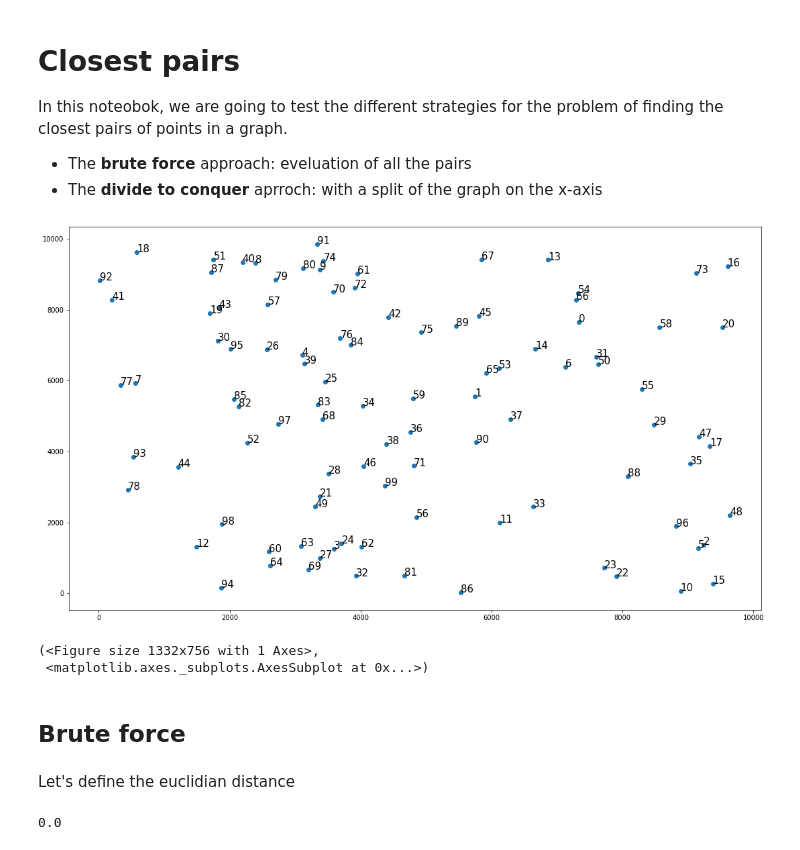
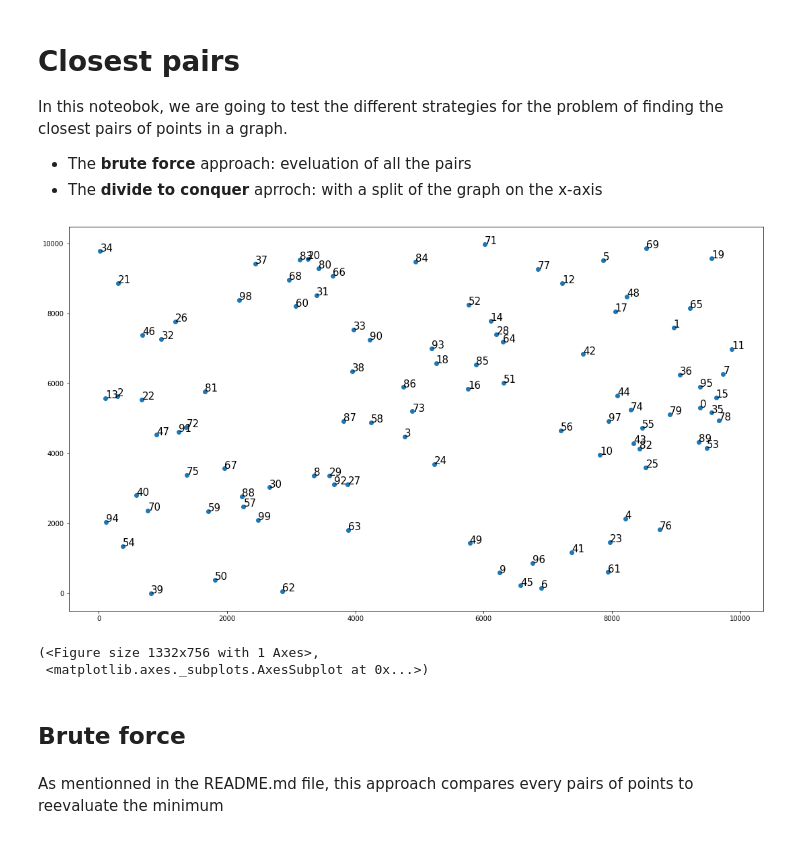
Before and after one commit to lohiermichael/algorithm-closest-pairs, a Jupyter notebook: 20191014-Closest_pairs.ipynb, the cells around one changed output. Saved outputs shown, nothing was run; the diff lists cells and outputs as text; code cells hidden in the pictures.

Commit message:
Rename the class from the confusing pairs to points Perform indicator performance brute force

```diff
--- a/20191014-Closest_pairs.ipynb
+++ b/20191014-Closest_pairs.ipynb
@@ -10,7 +7,0 @@ from inputs import InputListPairs
-# %%
-ex_pairs = InputListPairs()
-ex_pairs.plot()
-# %% [output]
-[figure, removed]
-(<Figure size 1332x756 with 1 Axes>,
- <matplotlib.axes._subplots.AxesSubplot at 0x...>)
@@ -17,4 +11,9 @@ ex_pairs.plot()
+# %%
+example_points = Points(l_length=100)
+example_points.plot()
+# %% [output]
+[figure, added]
+(<Figure size 1332x756 with 1 Axes>,
+ <matplotlib.axes._subplots.AxesSubplot at 0x...>)
 # %% [markdown]
 ## Brute force
-# %% [markdown]
-Let's define the euclidian distance
@@ -28,5 +20,3 @@ def d(a, b):
-# %%
-d(ex_pairs[1], ex_pairs[1])
-# %% [output]
-0.0
+# %% [markdown]
+As mentionned in the README.md file, this approach compares every pairs of points to reevaluate the minimum
 # %%
```
Also changed, not shown: parts of 9 cells of this notebook, 1 other file.
